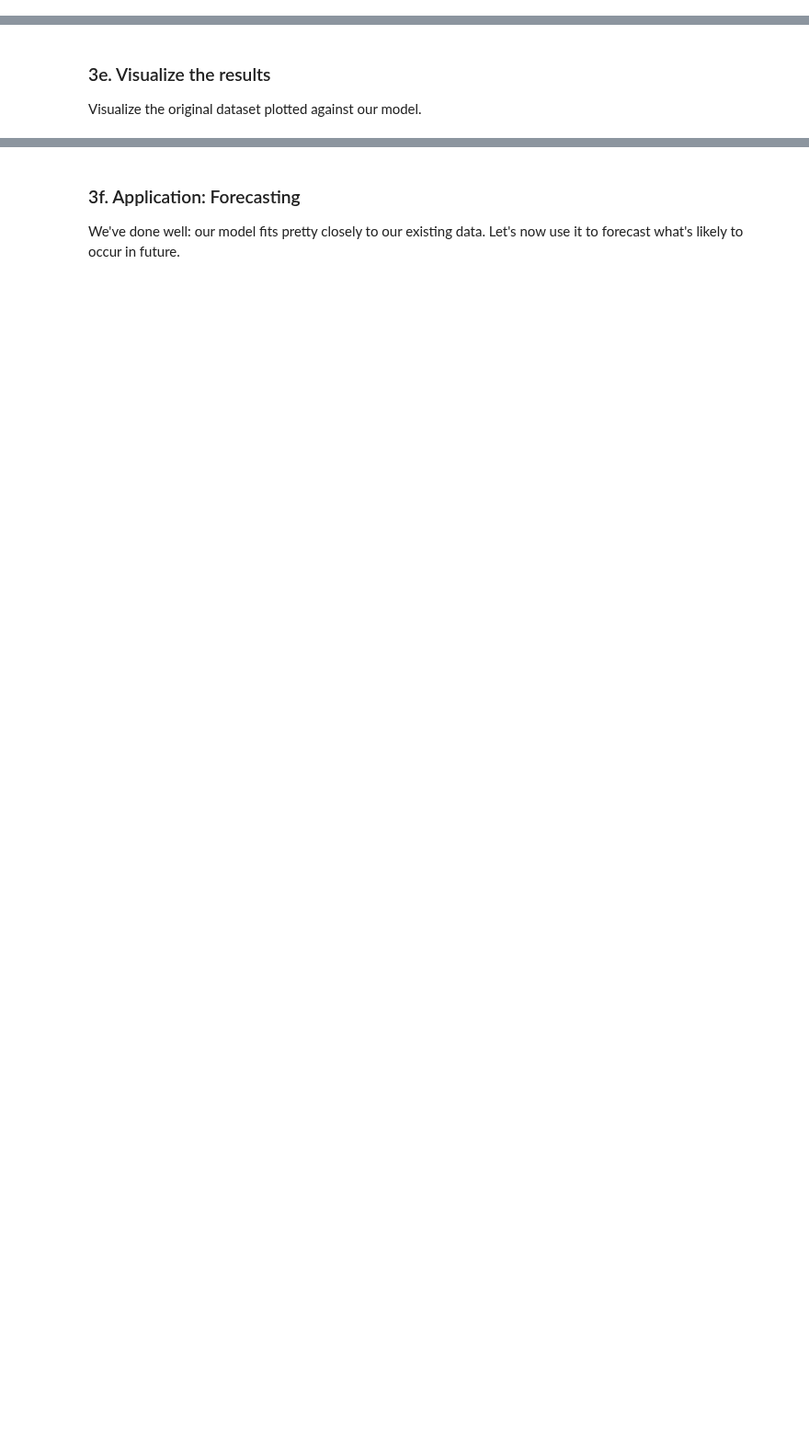
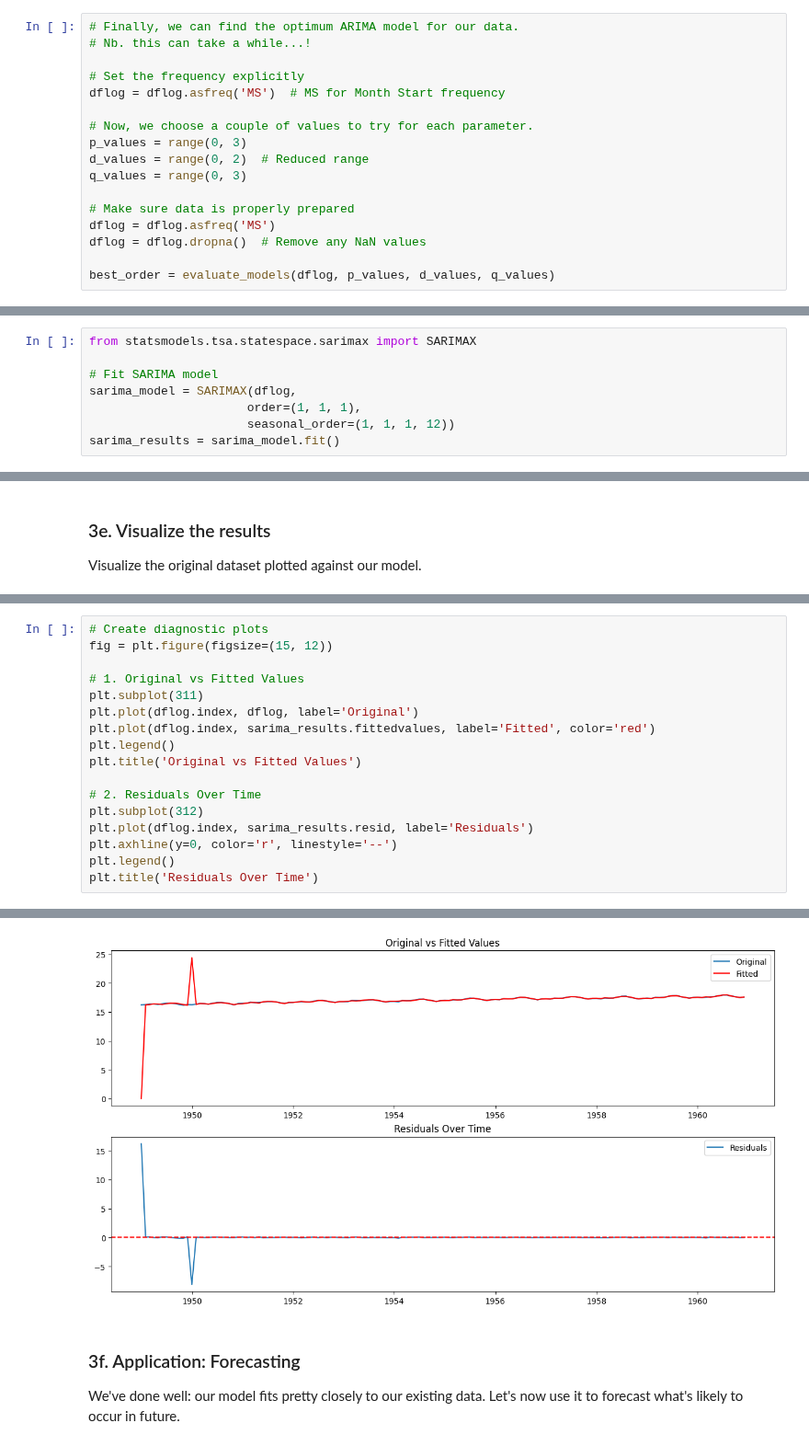
Before and after one commit to eraiken/Springboard, a Jupyter notebook: Unit 31/Cowboy Cigarettes Case Study/Cowboy Cigarettes Case Study - Tier 3.ipynb, the cells around one changed output, grey strips where cells are left out. Shown at 92% size. Cells and saved outputs as stored; diff of their text form; blank space fills up the shorter version.

```diff
--- a/Unit 31/Cowboy Cigarettes Case Study/Cowboy Cigarettes Case Study - Tier 3.ipynb
+++ b/Unit 31/Cowboy Cigarettes Case Study/Cowboy Cigarettes Case Study - Tier 3.ipynb
@@ -448,0 +518,17 @@ Critical Values:       {'10%': 0.347, '5%': 0.463, '2.5%': 0.574, '1%': 0.739}
+# %%
+# Finally, we can find the optimum ARIMA model for our data.
+# Nb. this can take a while...!
+
+# Set the frequency explicitly
+dflog = dflog.asfreq('MS')  # MS for Month Start frequency
+
+# Now, we choose a couple of values to try for each parameter.
+p_values = range(0, 3)
+d_values = range(0, 2)  # Reduced range
+q_values = range(0, 3)
+
+# Make sure data is properly prepared
+dflog = dflog.asfreq('MS')
+dflog = dflog.dropna()  # Remove any NaN values
+
+best_order = evaluate_models(dflog, p_values, d_values, q_values)
@@ -453,2 +559,10 @@ _ _ _
+# %%
+from statsmodels.tsa.statespace.sarimax import SARIMAX
+
+# Fit SARIMA model
+sarima_model = SARIMAX(dflog,
+                      order=(1, 1, 1),
+                      seasonal_order=(1, 1, 1, 12))
+sarima_results = sarima_model.fit()
 # %% [markdown]
 We can take a look at a summary of the model this library has built around our data.
@@ -462,0 +594,18 @@ _ _ _
+# %%
+# Create diagnostic plots
+fig = plt.figure(figsize=(15, 12))
+
+# 1. Original vs Fitted Values
+plt.subplot(311)
+plt.plot(dflog.index, dflog, label='Original')
+plt.plot(dflog.index, sarima_results.fittedvalues, label='Fitted', color='red')
+plt.legend()
+plt.title('Original vs Fitted Values')
+
+# 2. Residuals Over Time
+plt.subplot(312)
+plt.plot(dflog.index, sarima_results.resid, label='Residuals')
+plt.axhline(y=0, color='r', linestyle='--')
+plt.legend()
+plt.title('Residuals Over Time')
+# %% [output]
@@ -463,3 +613,4 @@ _ _ _
+[figure, added]
 # %% [markdown]
 ### 3f. Application: Forecasting
 
```
Also changed, not shown: parts of 39 cells of this notebook.
